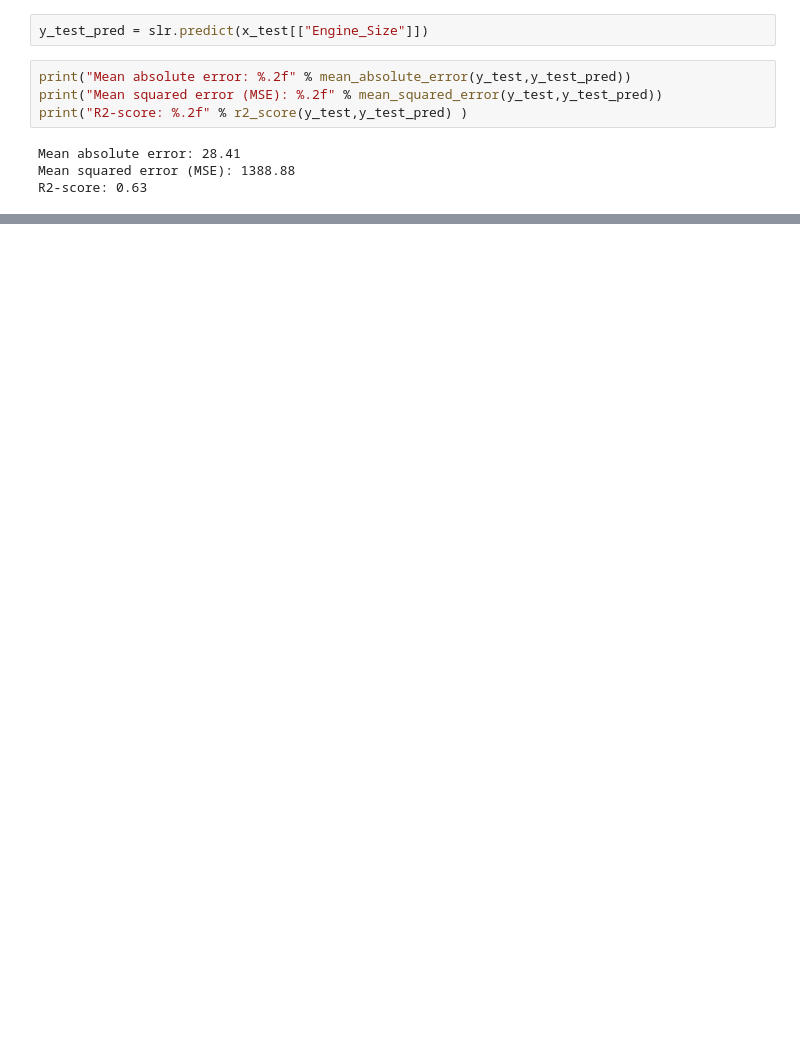
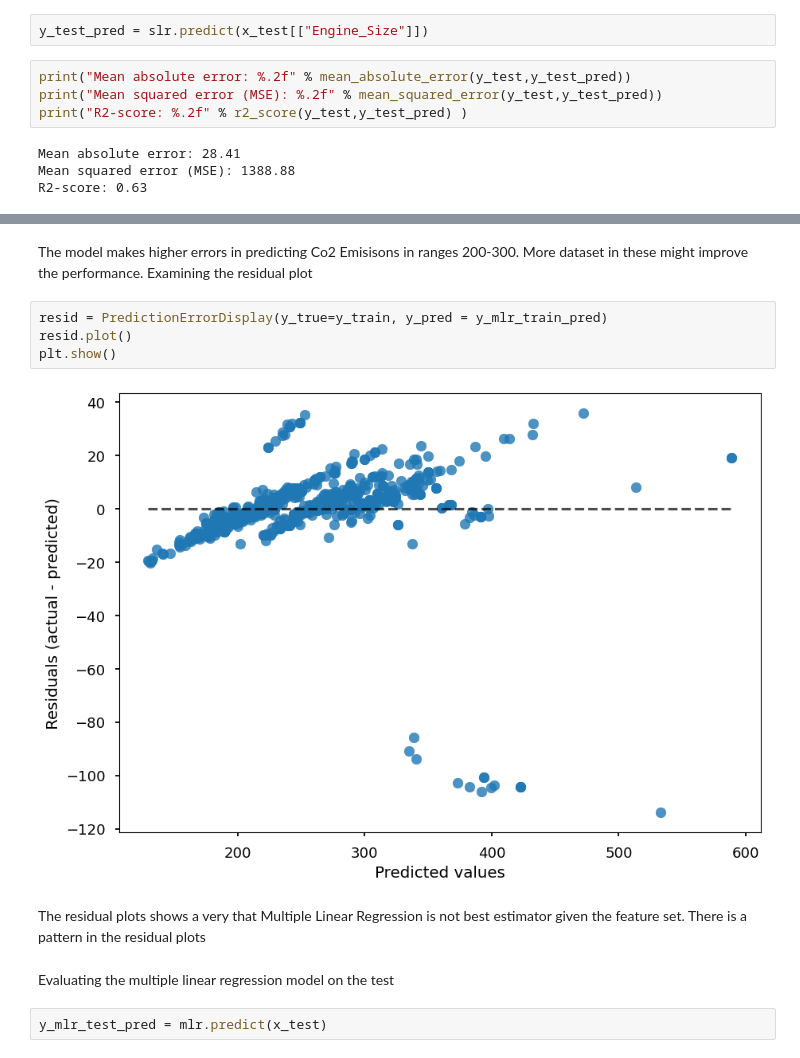
Before and after one commit to kennedyopokuasare/IBM_datascience, a Jupyter notebook: machine_learning/Fuel_consumption_regression.ipynb, the cells around one changed output, grey strips where cells are left out. Cells and saved outputs as stored; diff of their text form; blank space fills up the shorter version.

```diff
--- a/machine_learning/Fuel_consumption_regression.ipynb
+++ b/machine_learning/Fuel_consumption_regression.ipynb
@@ -300,0 +323,14 @@ Simple Linear regression using Cylinlders as features and multiple linear regres
+# %% [markdown]
+The model makes higher errors in predicting Co2 Emisisons in ranges 200-300. More dataset in these might improve the performance. Examining the residual plot
+# %%
+resid = PredictionErrorDisplay(y_true=y_train, y_pred = y_mlr_train_pred)
+resid.plot()
+plt.show()
+# %% [output]
+[figure, added]
+# %% [markdown]
+The residual plots shows a very that Multiple Linear Regression is not best estimator given the feature set. There is a pattern in the residual plots
+# %% [markdown]
+Evaluating the multiple linear regression model on the test
+# %%
+y_mlr_test_pred = mlr.predict(x_test)
```
Also changed, not shown: parts of 13 cells of this notebook.
